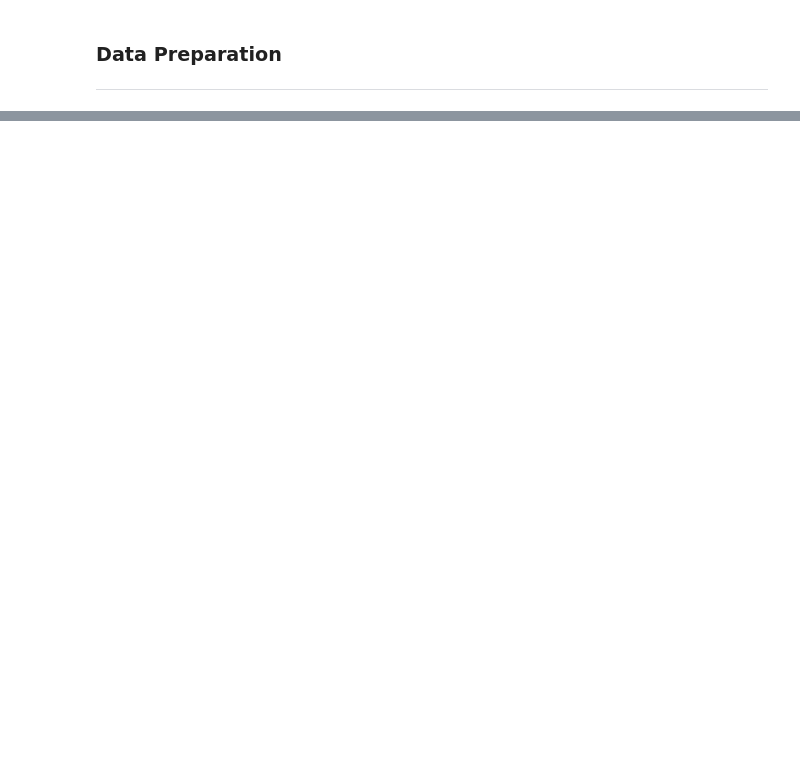
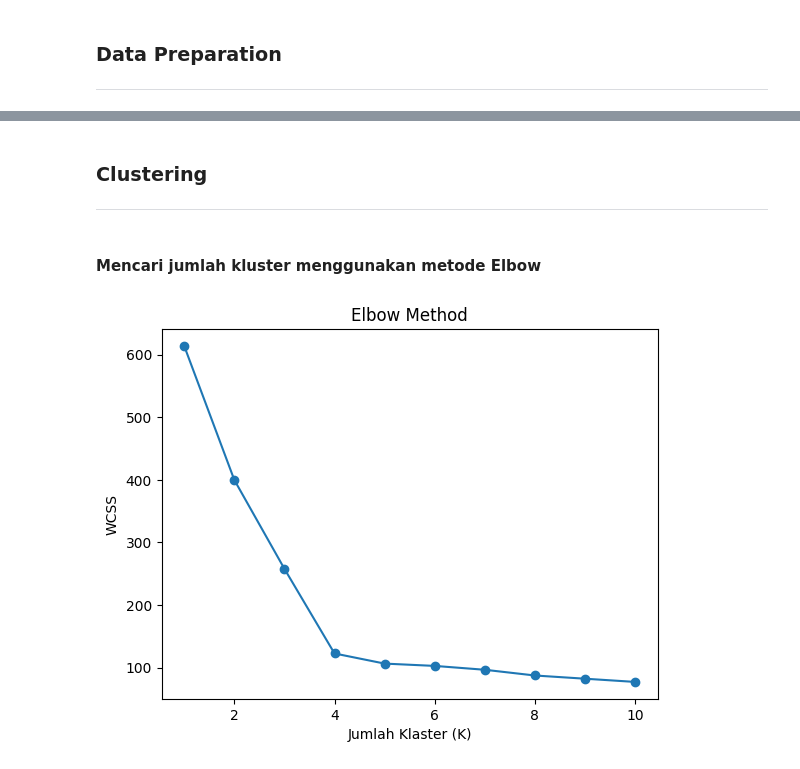
Before and after one commit to niel2512/Data-Mining---Hearth-Attack-Dataset-, a Jupyter notebook: Tubes.ipynb, the cells around one changed output, grey strips where cells are left out. Drawn from its saved outputs; the diff is of its cells as text; code cells hidden in the pictures; blank space fills up the shorter version.

Commit message:
Make a Modeling and Clustering

```diff
--- a/Tubes.ipynb
+++ b/Tubes.ipynb
@@ -177,0 +186,8 @@ plt.show()
+# %%
+#Memisahkan data uji dan data latih
+from sklearn.model_selection import train_test_split
+
+X = df_encoded.drop(['Result_positive'],axis=1)  # Variabel independen
+y = df_encoded['Result_positive']  # Variabel Dependen
+
+X_train, X_test, y_train, y_test = train_test_split(X, y, test_size=0.2, random_state=42)
@@ -177,0 +204,5 @@ plt.show()
+# %%
+from sklearn.linear_model import LogisticRegression
+
+model = LogisticRegression()
+model.fit(X_train, y_train)
@@ -177,0 +250,22 @@ plt.show()
+# %% [markdown]
+### **Clustering**
+---
+# %% [markdown]
+#### Mencari jumlah kluster menggunakan metode Elbow
+# %%
+from sklearn.cluster import KMeans
+import matplotlib.pyplot as plt
+
+wcss = []
+for i in range(1, 11):
+    kmeans = KMeans(n_clusters=i, random_state=42)
+    kmeans.fit(X_train)
+    wcss.append(kmeans.inertia_)
+
+plt.plot(range(1, 11), wcss, marker='o')
+plt.xlabel('Jumlah Klaster (K)')
+plt.ylabel('WCSS')
+plt.title('Elbow Method')
+plt.show()
+# %% [output]
+[figure, added]
```
Also changed, not shown: parts of 28 cells of this notebook.
